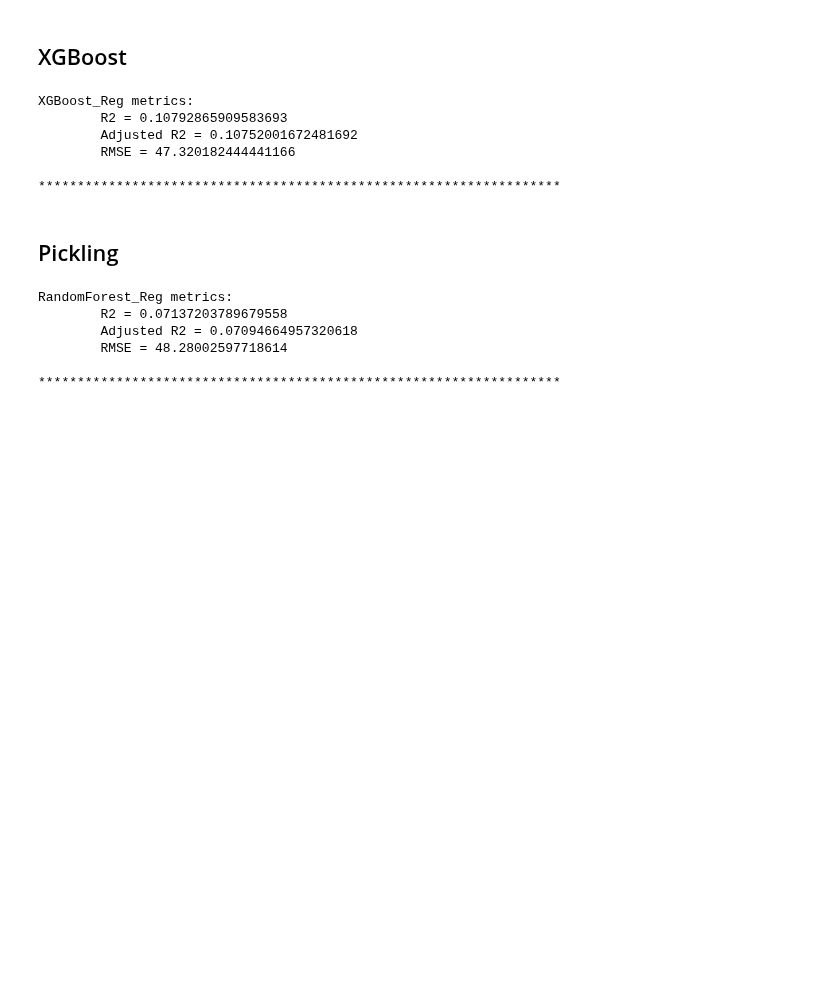
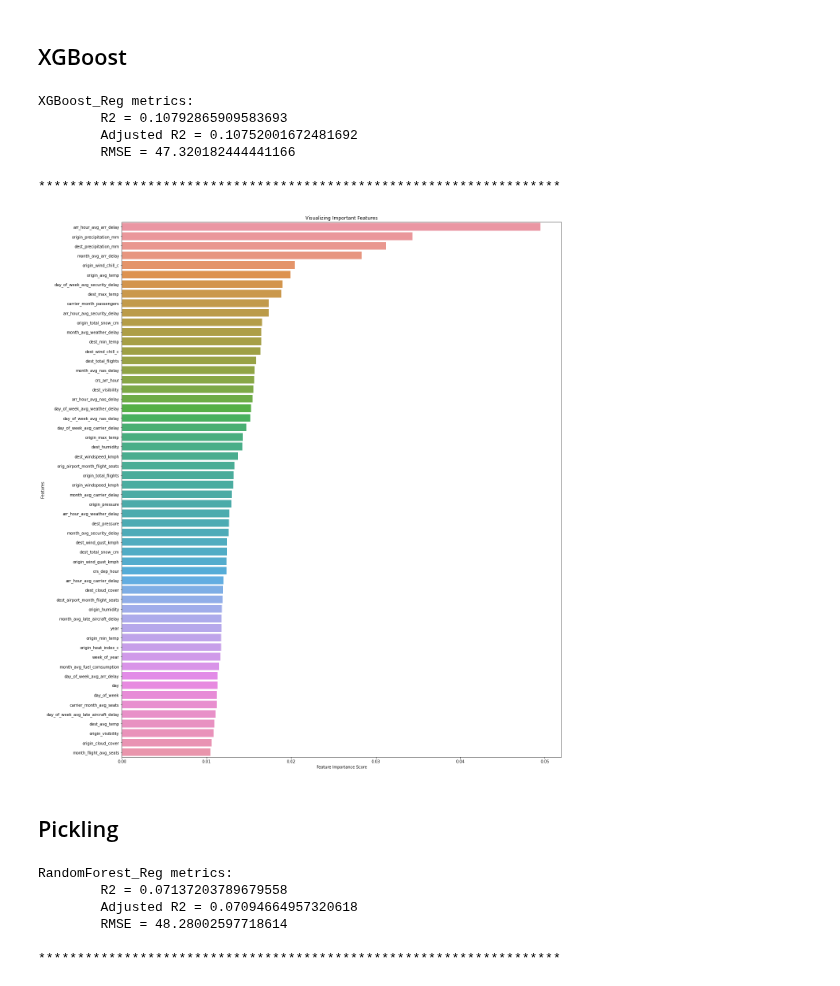
Before and after one commit to Zmek95/Flight_Delay_Predictor, a Jupyter notebook: full_framework.ipynb, the cells around one changed output. Drawn from its saved outputs; the diff is of its cells as text; code cells hidden in the pictures; blank space fills up the shorter version.

```diff
--- a/full_framework.ipynb
+++ b/full_framework.ipynb
@@ -173,6 +179,10 @@ XGBoost_Reg metrics:
         RMSE = 47.320182444441166
 
 *******************************************************************
+# %%
+ensemble_feature_importance(xgb_model['XGBoost_Reg'], scaled_df)
+# %% [output]
+[figure, added]
 # %% [markdown]
 ## Pickling
 # %%
```
Also changed, not shown: parts of 7 cells of this notebook, 1 other file.
